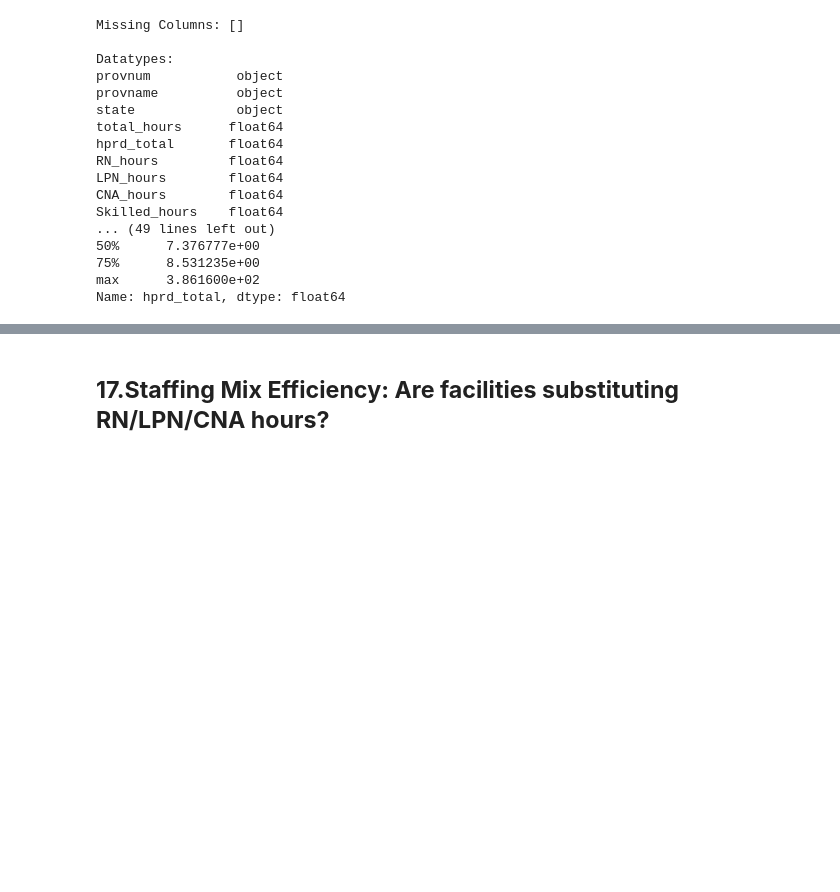
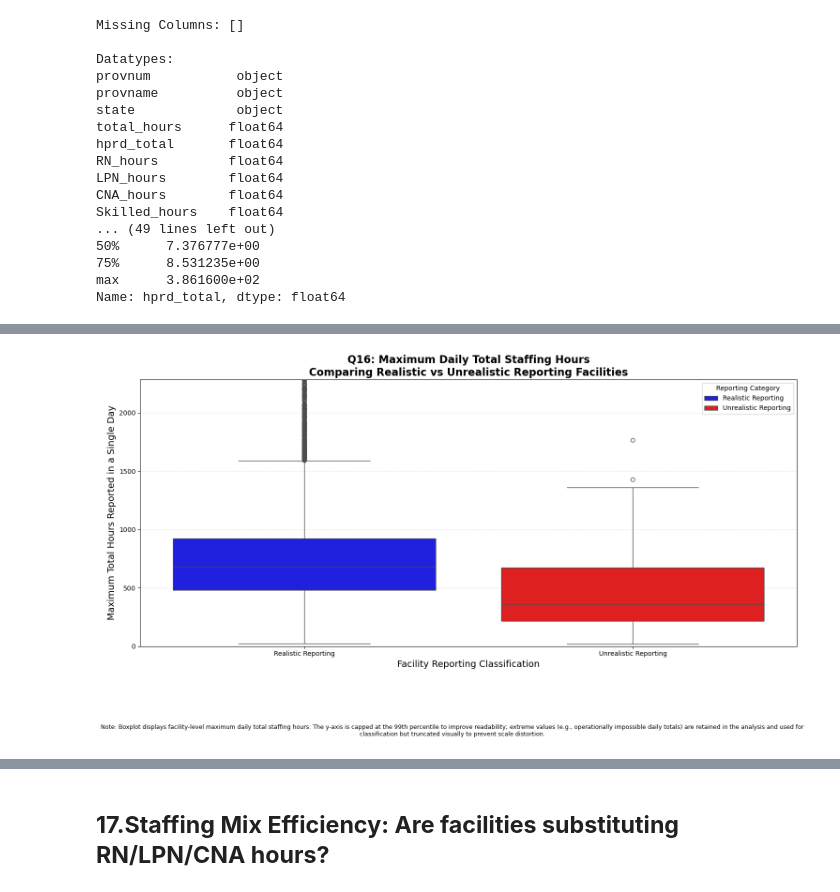
Before and after one commit to Veritasdataservices/PBJ_Daily_Nurse_Staffing_Q2_2024, a Jupyter notebook: PBJ_Daily_Nurse_Staffing_Q2_2024_final.ipynb, the cells around one changed output, grey strips where cells are left out. Drawn from its saved outputs; the diff is of its cells as text; code cells hidden in the pictures; blank space fills up the shorter version.

```diff
--- a/PBJ_Daily_Nurse_Staffing_Q2_2024_final.ipynb
+++ b/PBJ_Daily_Nurse_Staffing_Q2_2024_final.ipynb
@@ -4404,0 +4414,79 @@ Addressing this requires a mix of **automated validation**, **targeted audits**,
+# %%
+import matplotlib.pyplot as plt
+import seaborn as sns
+
+# ----------------------------------------
+# Q16 – Corrected Boxplot (Facility Level)
+# ----------------------------------------
+
+# Create readable labels
+facility_summary['Reporting_Label'] = facility_summary['Unrealistic_Reporter'].map({
+    False: 'Realistic Reporting',
+    True: 'Unrealistic Reporting'
+})
+
+plt.figure(figsize=(15, 7))
+
+sns.boxplot(
+    data=facility_summary,
+    x='Reporting_Label',
+    y='max_total_hours',
+    hue='Reporting_Label',
+    palette=['blue', 'red'],
+    dodge=False
+)
+
+# Titles and labels
+plt.title(
+    "Q16: Maximum Daily Total Staffing Hours\n"
+    "Comparing Realistic vs Unrealistic Reporting Facilities",
+    fontsize=16,
+    weight='bold'
+)
+
+plt.xlabel("Facility Reporting Classification", fontsize=14)
+plt.ylabel("Maximum Total Hours Reported in a Single Day", fontsize=14)
+
+# Legend
+plt.legend(
+    title="Reporting Category",
+    labels=["Realistic Reporting", "Unrealistic Reporting"],
+    loc="upper right"
+)
+
+# ----------------------------------------
+# Trim extreme spikes for readability
+# (does NOT affect classification)
+# ----------------------------------------
+upper_limit = facility_summary['max_total_hours'].quantile(0.99)
+plt.ylim(0, upper_limit)
+
+plt.grid(axis='y', linestyle='--', alpha=0.3)
+
+# ----------------------------------------
+# Methodological note (below chart)
+# ----------------------------------------
+note_text = (
+    "Note: Boxplot displays facility-level maximum daily total staffing hours. "
+    "The y-axis is capped at the 99th percentile to improve readability; extreme values "
+    "(e.g., operationally impossible daily totals) are retained in the analysis and "
+    "used for classification but truncated visually to prevent scale distortion."
+)
+
+plt.figtext(
+    0.5, -0.18,
+    note_text,
+    wrap=True,
+    horizontalalignment='center',
+    fontsize=9
+)
+
+plt.tight_layout()
+plt.savefig(
+    "charts_output/q16_maximum_daily_total_staffing_corrected.png",
+    dpi=300,
+    bbox_inches="tight"
+)
+plt.show()
+# %% [output]
+[figure, added]
```
Also changed, not shown: parts of 12 cells of this notebook, 2 other files.
